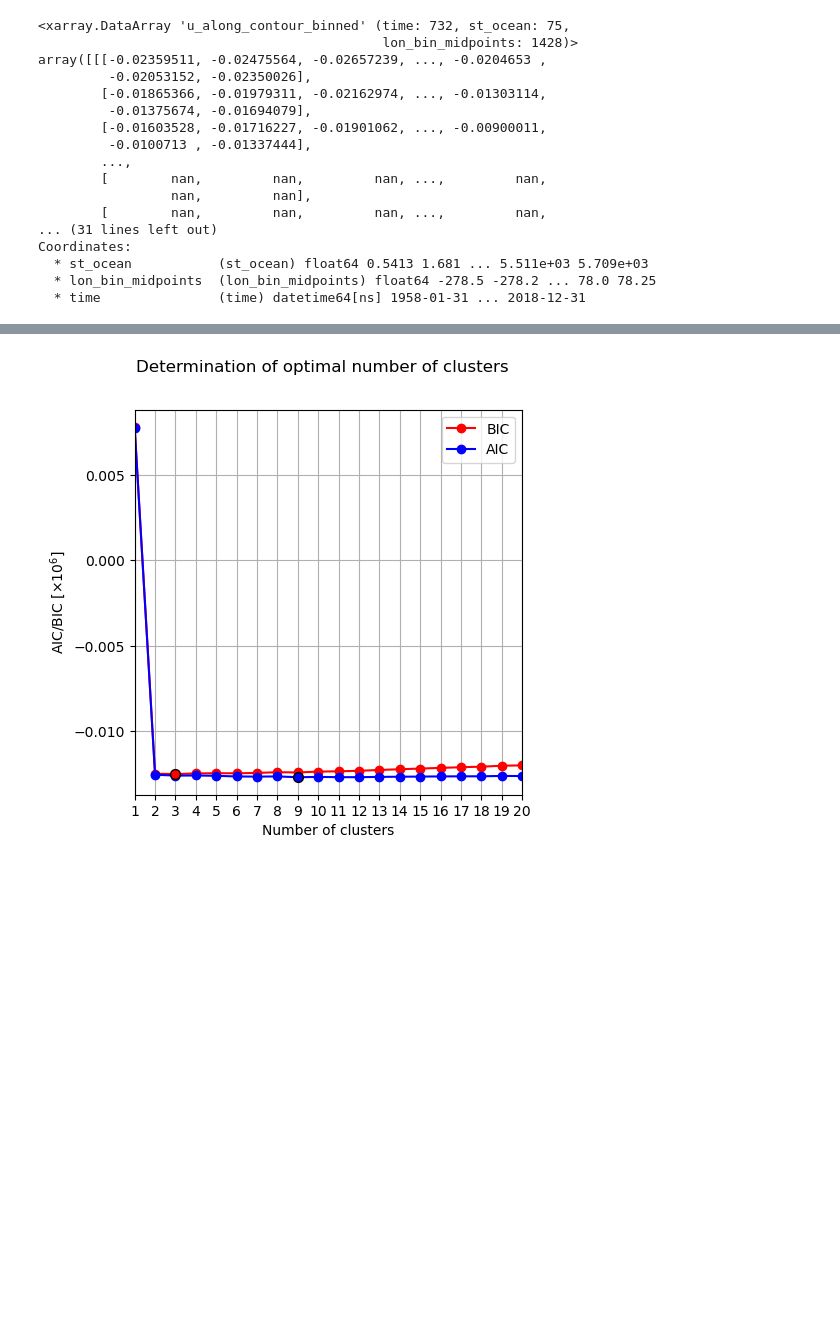
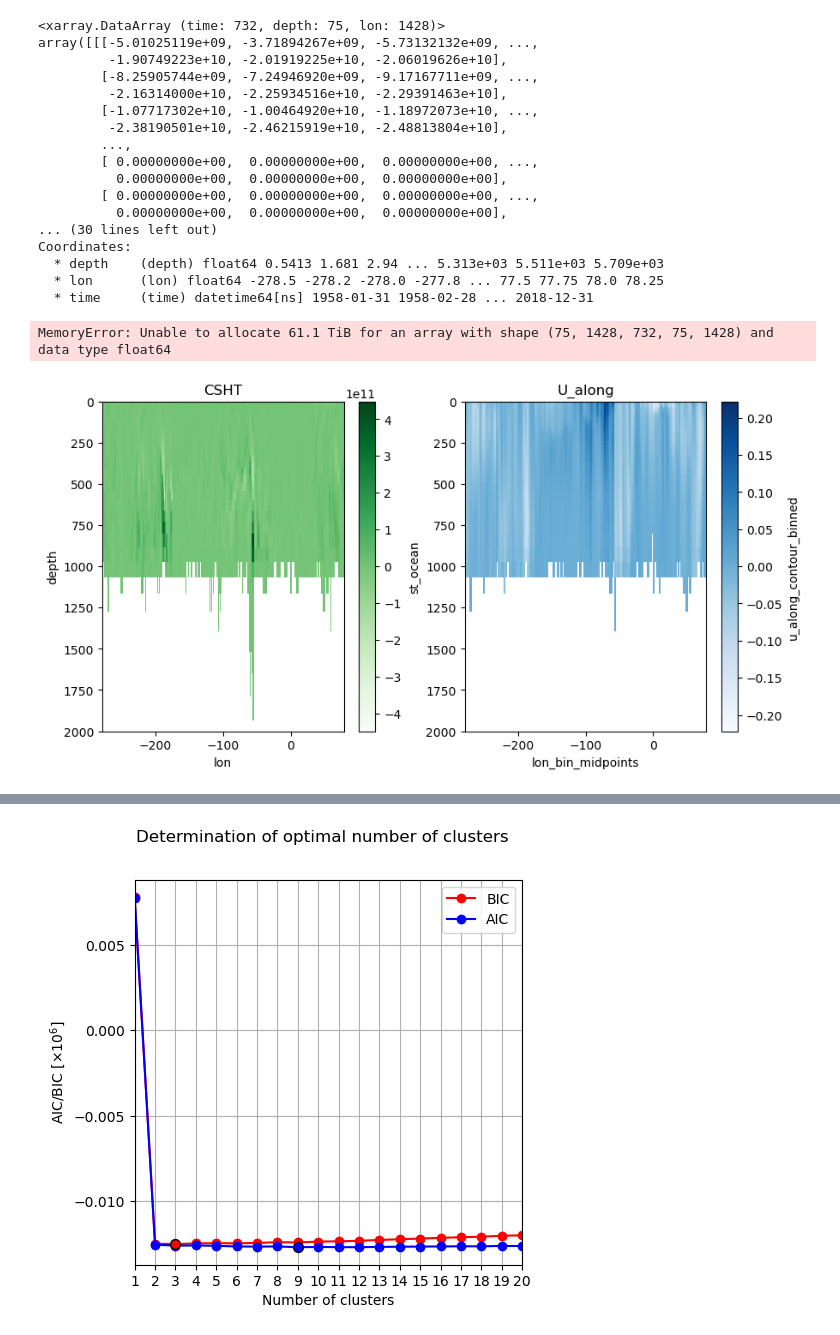
Before and after one commit to willaguiar/ASC_and_heat_transport, a Jupyter notebook: Jupyter/GMM_ASC.ipynb, the cells around one changed output, grey strips where cells are left out. Drawn from its saved outputs; the diff is of its cells as text; code cells hidden in the pictures; blank space fills up the shorter version.

```diff
--- a/Jupyter/GMM_ASC.ipynb
+++ b/Jupyter/GMM_ASC.ipynb
@@ -40,4 +42,5 @@ CSHT_along = xr.open_mfdataset(\
 # %%
+%%time
 # Average U_along into mean, seasonal, monthly and annual fields
 
 u_along_da_mean = u_along.mean('time').u_along_contour_binned
@@ -45,29 +48,32 @@ u_along_da_seasonal = u_along.groupby('time.month').mean('time').u_along_contour
 u_along_da_annual = u_along.groupby('time.year').mean('time').u_along_contour_binned
 ## CHECK: Is this the right way?
 u_along_da_monthly = u_along.resample(time='1M').mean().u_along_contour_binned
+CSHT_along_monthly = CSHT_along.resample(time='1M').mean()
+CSHT_months = ((CSHT_along_monthly.binned_cross_slope_heat_trans+CSHT_along_monthly.zonal_convergence)*0.08).rename({'st_ocean':'depth', 'lon_bin_midpoints':'lon'})
 
 u_along_da_mean.load()
 u_along_da_seasonal.load()
 u_along_da_annual.load()
 u_along_da_monthly.load()
+CSHT_months.load()
 # %% [output]
-<xarray.DataArray 'u_along_contour_binned' (time: 732, st_ocean: 75,
-                                            lon_bin_midpoints: 1428)>
-array([[[-0.02359511, -0.02475564, -0.02657239, ..., -0.0204653 ,
-         -0.02053152, -0.02350026],
-        [-0.01865366, -0.01979311, -0.02162974, ..., -0.01303114,
-         -0.01375674, -0.01694079],
-        [-0.01603528, -0.01716227, -0.01901062, ..., -0.00900011,
-         -0.0100713 , -0.01337444],
+<xarray.DataArray (time: 732, depth: 75, lon: 1428)>
+array([[[-5.01025119e+09, -3.71894267e+09, -5.73132132e+09, ...,
+         -1.90749223e+10, -2.01919225e+10, -2.06019626e+10],
+        [-8.25905744e+09, -7.24946920e+09, -9.17167711e+09, ...,
+         -2.16314000e+10, -2.25934516e+10, -2.29391463e+10],
+        [-1.07717302e+10, -1.00464920e+10, -1.18972073e+10, ...,
+         -2.38190501e+10, -2.46215919e+10, -2.48813804e+10],
         ...,
-        [        nan,         nan,         nan, ...,         nan,
-                 nan,         nan],
-        [        nan,         nan,         nan, ...,         nan,
-... (31 lines left out)
+        [ 0.00000000e+00,  0.00000000e+00,  0.00000000e+00, ...,
+          0.00000000e+00,  0.00000000e+00,  0.00000000e+00],
+        [ 0.00000000e+00,  0.00000000e+00,  0.00000000e+00, ...,
+          0.00000000e+00,  0.00000000e+00,  0.00000000e+00],
+... (30 lines left out)
 Coordinates:
-  * st_ocean           (st_ocean) float64 0.5413 1.681 ... 5.511e+03 5.709e+03
-  * lon_bin_midpoints  (lon_bin_midpoints) float64 -278.5 -278.2 ... 78.0 78.25
-  * time               (time) datetime64[ns] 1958-01-31 ... 2018-12-31
+  * depth    (depth) float64 0.5413 1.681 2.94 ... 5.313e+03 5.511e+03 5.709e+03
+  * lon      (lon) float64 -278.5 -278.2 -278.0 -277.8 ... 77.5 77.75 78.0 78.25
+  * time     (time) datetime64[ns] 1958-01-31 1958-02-28 ... 2018-12-31
 # %%
 ## GMM doesn't accept any NaNs - so, we need to drop all NaNs in depth space and normalise onto a sigma co-ordinate (between 0 and 1)
 depths_2d_da = u_along_da_mean.st_ocean
@@ -100,6 +110,31 @@ for i in tqdm(range(u_along_da_monthly.time.size)):
 ## Do the same for the depth array
 reshaped_depths_df = pd.DataFrame(np.array(depths_2d_da).reshape(n_rows, o_cols), index=u_along_da_mean.st_ocean, columns=u_along_da_mean.lon_bin_midpoints)
 reshaped_depths_df = reshaped_depths_df.dropna(how='all', axis=0)
+# %%
+## GMM doesn't accept any NaNs - so, we need to drop all NaNs in depth space and normalise onto a sigma co-ordinate (between 0 and 1)
+depths_2d_da = CSHT_months.depth
+depths_2d_da = depths_2d_da.expand_dims(dim={'lon_bin_midpoints':u_along_da_mean.lon_bin_midpoints.size},axis=1)\
+.assign_coords({'lon_bin_midpoints':u_along_da_mean.lon_bin_midpoints})
+depths_2d_da = (depths_2d_da*CSHT_months.where(CSHT_months!=0)/CSHT_months.where(CSHT_months!=0)).rename('depth')
+# %% [output]
+MemoryError: Unable to allocate 61.1 TiB for an array with shape (75, 1428, 732, 75, 1428) and data type float64
+# %%
+fig, axs = plt.subplots(nrows=1, ncols=2, figsize=(10,5))
+axs = axs.ravel()
+plt.subplots_adjust(hspace = 1.2, wspace=0.2)
+
+
+CSHT_months.where(CSHT_months!=0).isel(time=0).plot(ax=axs[0], cmap = plt.cm.Greens)
+axs[0].invert_yaxis()
+axs[0].set_ylim(2000,0)
+axs[0].set_title('CSHT')
+u_along_da_monthly.isel(time=0).plot(ax=axs[1], cmap = plt.cm.Blues)
+axs[1].invert_yaxis()
+axs[1].set_ylim(2000,0)
+axs[1].set_title('U_along')
+plt.show()
+# %% [output]
+[figure, added]
 # %%
 ## Create sigma bins for interpolation
 normalised_depths_df = reshaped_depths_df/reshaped_depths_df.max(skipna=True, axis=0)
```
Also changed, not shown: parts of 8 cells of this notebook, 1 other file.
